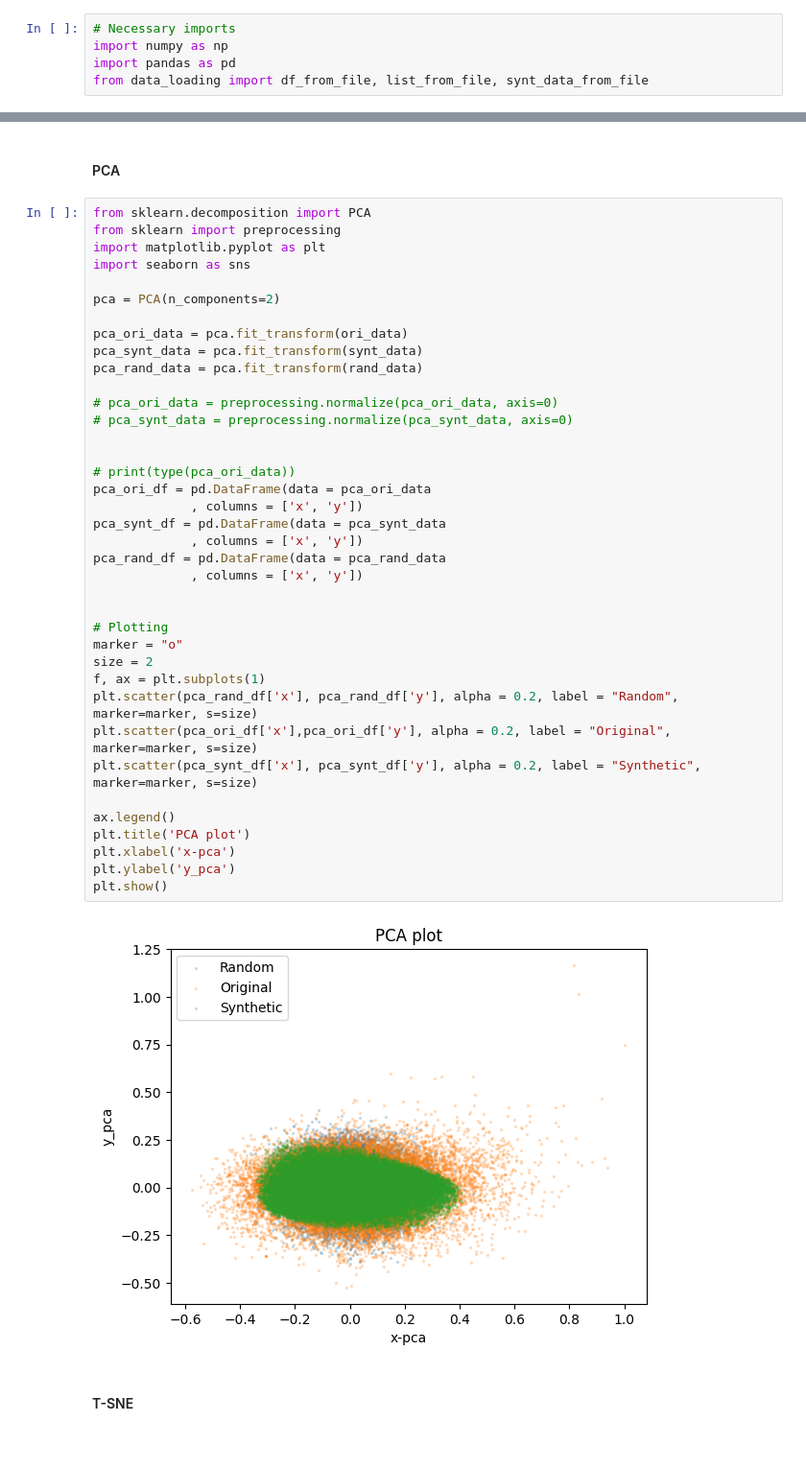
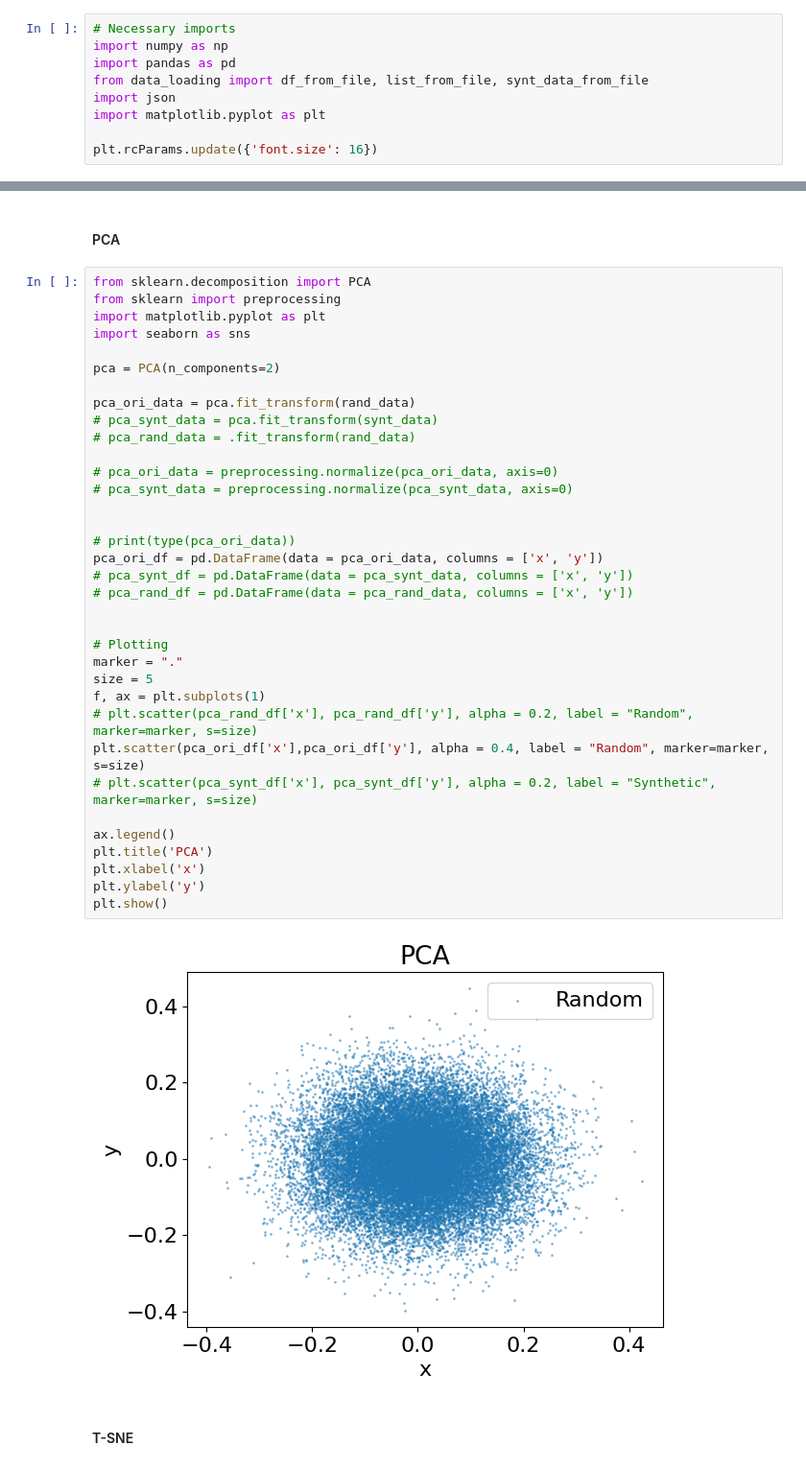
Before and after one commit to fredrikSveen/MSc_time_series_GAN, a Jupyter notebook: visual_analysis.ipynb, the cells around one changed output, grey strips where cells are left out. Shown at 96% size. Saved outputs shown, nothing was run; the diff lists cells and outputs as text.

```diff
--- a/visual_analysis.ipynb
+++ b/visual_analysis.ipynb
@@ -5,3 +5,7 @@
 import numpy as np
 import pandas as pd
 from data_loading import df_from_file, list_from_file, synt_data_from_file
+import json
+import matplotlib.pyplot as plt
+
+plt.rcParams.update({'font.size': 16})
@@ -30,43 +40,40 @@ rand_data.shape
 # %%
 from sklearn.decomposition import PCA
 from sklearn import preprocessing
 import matplotlib.pyplot as plt
 import seaborn as sns
 
 pca = PCA(n_components=2)
 
-pca_ori_data = pca.fit_transform(ori_data)
-pca_synt_data = pca.fit_transform(synt_data)
-pca_rand_data = pca.fit_transform(rand_data)
+pca_ori_data = pca.fit_transform(rand_data)
+# pca_synt_data = pca.fit_transform(synt_data)
+# pca_rand_data = .fit_transform(rand_data)
 
 # pca_ori_data = preprocessing.normalize(pca_ori_data, axis=0)
 # pca_synt_data = preprocessing.normalize(pca_synt_data, axis=0)
 
 
 # print(type(pca_ori_data))
-pca_ori_df = pd.DataFrame(data = pca_ori_data
-             , columns = ['x', 'y'])
-pca_synt_df = pd.DataFrame(data = pca_synt_data
-             , columns = ['x', 'y'])
-pca_rand_df = pd.DataFrame(data = pca_rand_data
-             , columns = ['x', 'y'])
+pca_ori_df = pd.DataFrame(data = pca_ori_data, columns = ['x', 'y'])
+# pca_synt_df = pd.DataFrame(data = pca_synt_data, columns = ['x', 'y'])
+# pca_rand_df = pd.DataFrame(data = pca_rand_data, columns = ['x', 'y'])
 
 
 # Plotting
-marker = "o"
-size = 2
+marker = "."
+size = 5
 f, ax = plt.subplots(1)
-plt.scatter(pca_rand_df['x'], pca_rand_df['y'], alpha = 0.2, label = "Random", marker=marker, s=size)
-plt.scatter(pca_ori_df['x'],pca_ori_df['y'], alpha = 0.2, label = "Original", marker=marker, s=size)
-plt.scatter(pca_synt_df['x'], pca_synt_df['y'], alpha = 0.2, label = "Synthetic", marker=marker, s=size)
+# plt.scatter(pca_rand_df['x'], pca_rand_df['y'], alpha = 0.2, label = "Random", marker=marker, s=size)
+plt.scatter(pca_ori_df['x'],pca_ori_df['y'], alpha = 0.4, label = "Random", marker=marker, s=size)
+# plt.scatter(pca_synt_df['x'], pca_synt_df['y'], alpha = 0.2, label = "Synthetic", marker=marker, s=size)
 
 ax.legend()
-plt.title('PCA plot')
-plt.xlabel('x-pca')
-plt.ylabel('y_pca')
+plt.title('PCA')
+plt.xlabel('x')
+plt.ylabel('y')
 plt.show()
 # %% [output]
-[figure, old version]
+[figure, new version]
 # %% [markdown]
 #### T-SNE
 # %%
```
Also changed, not shown: parts of 10 cells of this notebook, 4 other files.
